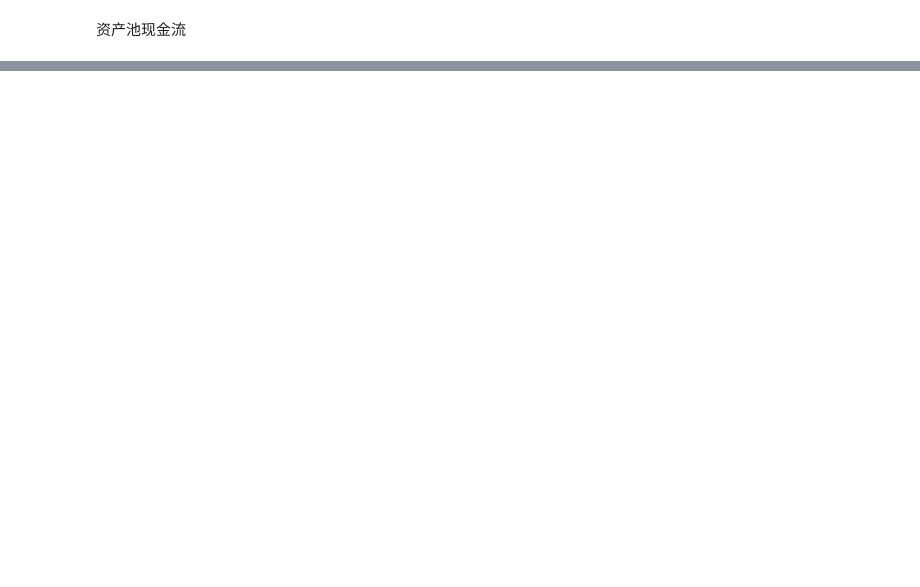
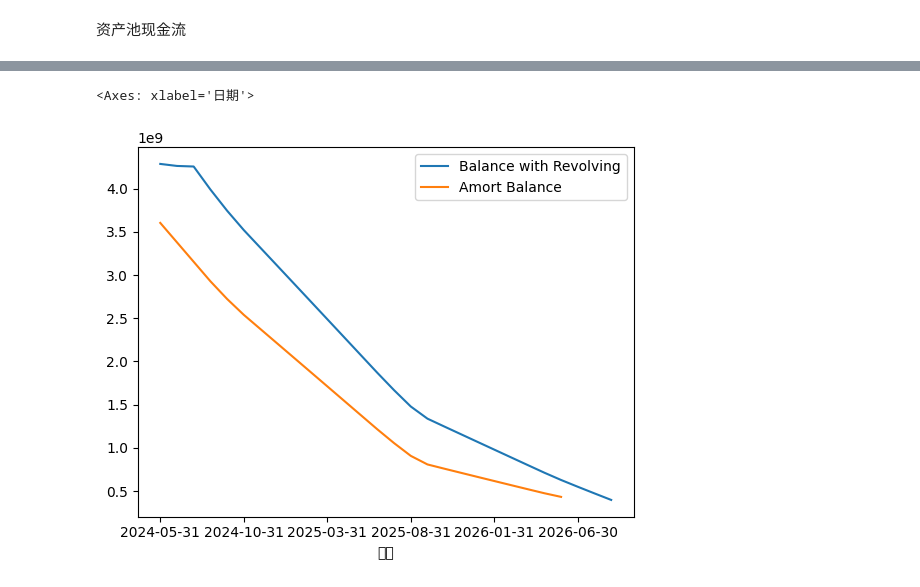
Before and after one commit to yellowbean/pyabs-doc, a Jupyter notebook: docs/source/nbsample/吉时代2024年第一期个人汽车抵押贷款资产支持证券.ipynb, the cells around one changed output, grey strips where cells are left out. Saved outputs shown, nothing was run; the diff lists cells and outputs as text; code cells hidden in the pictures; blank space fills up the shorter version.

Commit message:
update sample with non-revolving sample

```diff
--- a/docs/source/nbsample/吉时代2024年第一期个人汽车抵押贷款资产支持证券.ipynb
+++ b/docs/source/nbsample/吉时代2024年第一期个人汽车抵押贷款资产支持证券.ipynb
@@ -287,0 +314,15 @@ r['pool']['flow']
+# %%
+JSD_AUTO_2024_1_nonRevolving = JSD_AUTO_2024_1 & lens.状态.set(("设计","摊还"))
+# %%
+r1 = localAPI.run(JSD_AUTO_2024_1_nonRevolving
+                ,poolAssump=myAssumption
+                 ,runAssump=[("revolving"
+                                ,["constant",revol_asset]
+                                ,("Pool",("Mortgage",None,None,None,None)
+                                          ,None
+                                          ,None))
+                            ,("pricing",{"date":"2024-04-09"
+                                       ,"curve":[["2024-04-09",0.03]]})
+                            ,("call",{"poolFactor":0.10})
+                            ]
+                ,read=True)
@@ -287,0 +341,9 @@ r['pool']['flow']
+# %%
+rdf = r['pool']['flow'][['余额']].loc["2024-05-31":].rename(columns={"余额": "Balance with Revolving"})
+# %%
+adf = r1['pool']['flow'][['余额']].loc["2024-05-31":].rename(columns={"余额": "Amort Balance"})
+# %%
+rdf.join(adf).plot()
+# %% [output]
+<Axes: xlabel='日期'>
+[figure, added]
```
Also changed, not shown: parts of 14 cells of this notebook.
